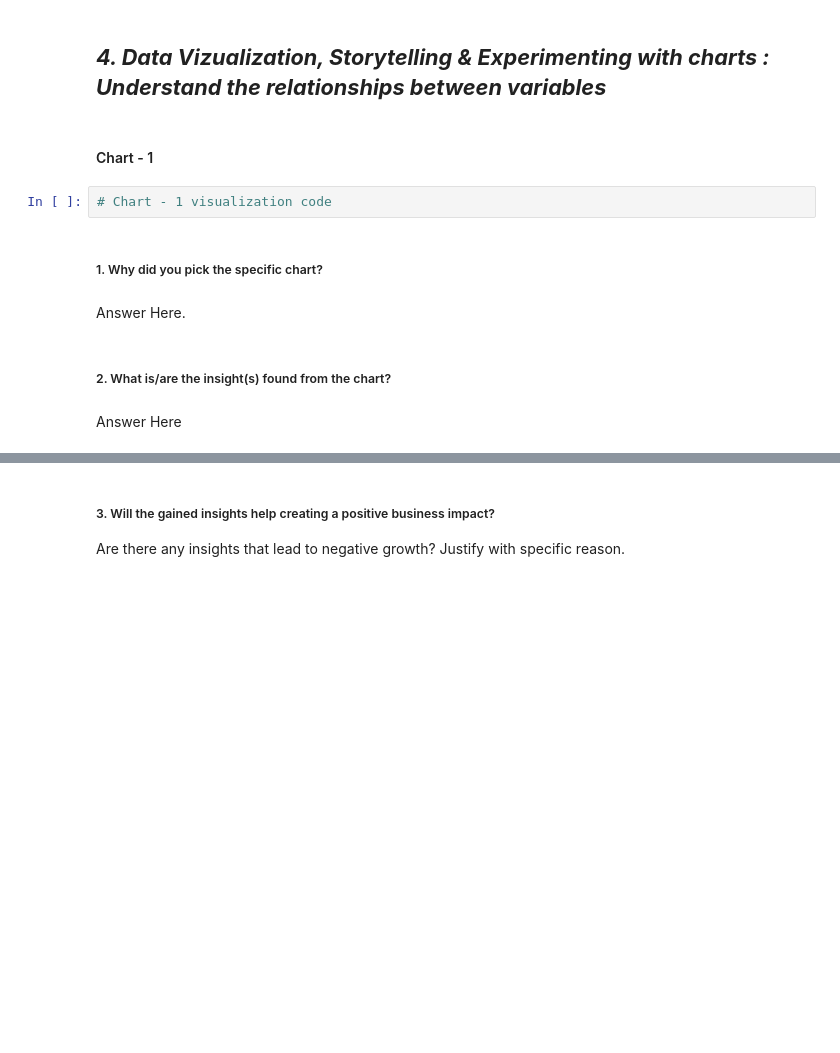
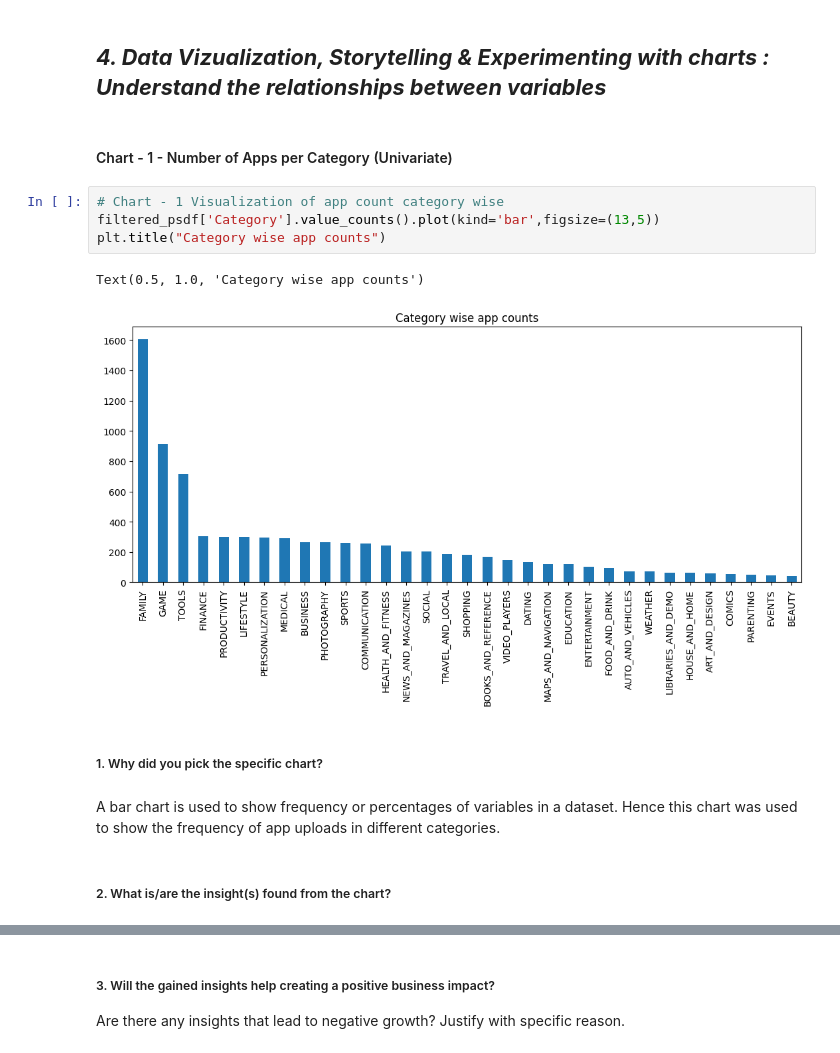
Before and after one commit to RayedShamim/Google-Play-Store-EDA-Rayed, a Jupyter notebook: Google_Play_Store_EDA_Submission.ipynb, the cells around one changed output, grey strips where cells are left out. Cells and saved outputs as stored; diff of their text form; blank space fills up the shorter version.

```diff
--- a/Google_Play_Store_EDA_Submission.ipynb
+++ b/Google_Play_Store_EDA_Submission.ipynb
@@ -752,14 +773,17 @@ The following table explains how users are more likely to engage: -
 # %% [markdown]
 ## ***4. Data Vizualization, Storytelling & Experimenting with charts : Understand the relationships between variables***
 # %% [markdown]
-#### Chart - 1
+#### Chart - 1 - Number of Apps per Category (Univariate)
-# %%
-# Chart - 1 visualization code
+# %%
+# Chart - 1 Visualization of app count category wise
+filtered_psdf['Category'].value_counts().plot(kind='bar',figsize=(13,5))
+plt.title("Category wise app counts")
+# %% [output]
+Text(0.5, 1.0, 'Category wise app counts')
+[figure, added]
 # %% [markdown]
 ##### 1. Why did you pick the specific chart?
-# %% [markdown]
-Answer Here.
+# %% [markdown]
+A bar chart is used to show frequency or percentages of variables in a dataset. Hence this chart was used to show the frequency of app uploads in different categories.
 # %% [markdown]
 ##### 2. What is/are the insight(s) found from the chart?
-# %% [markdown]
-Answer Here
```
Also changed, not shown: parts of 169 cells of this notebook.
